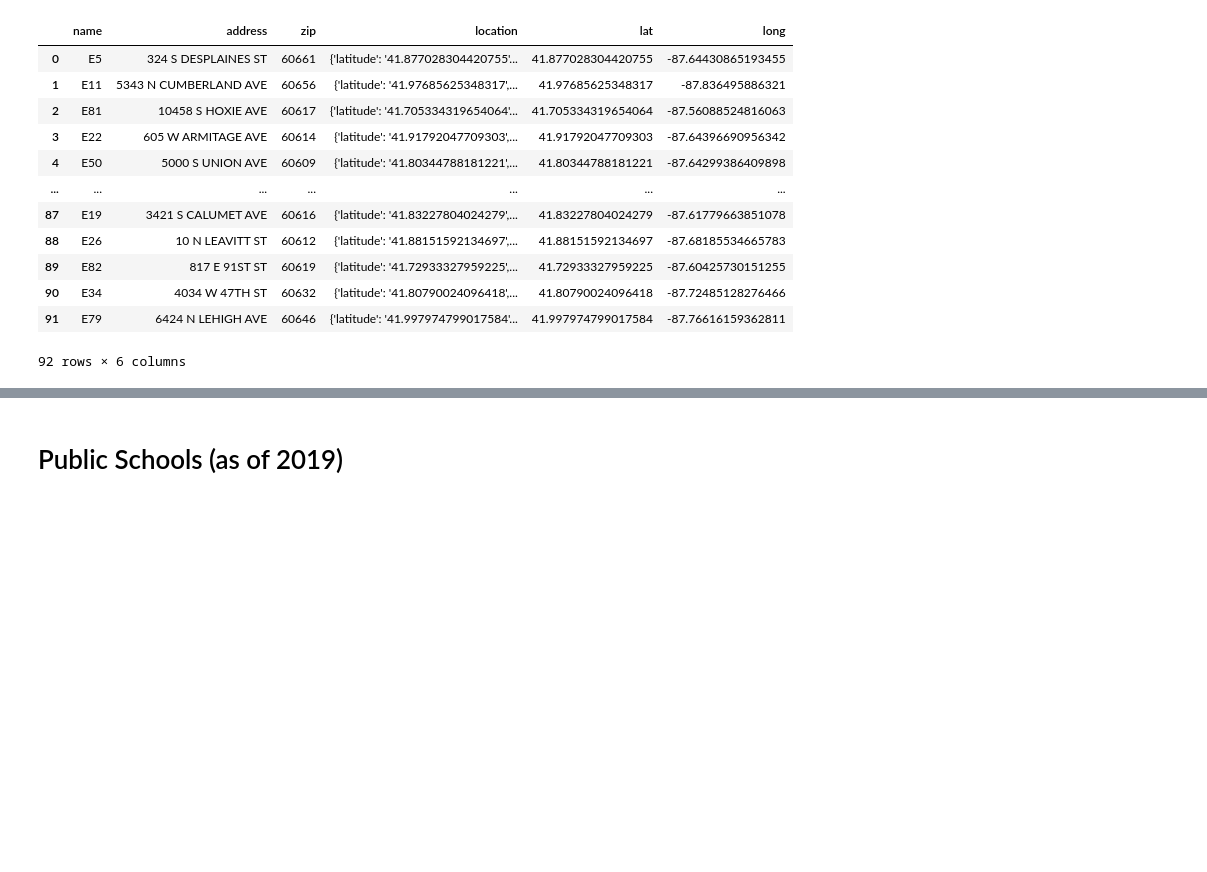
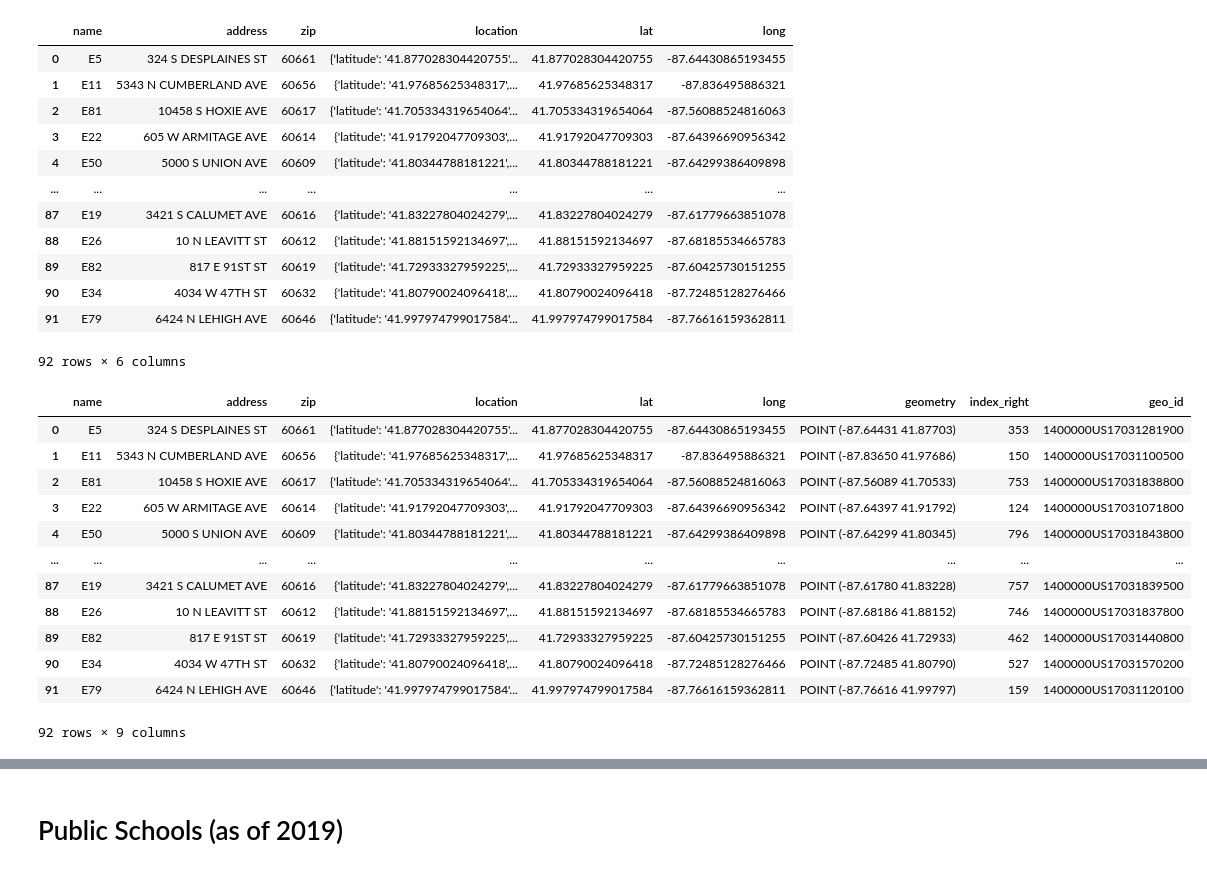
Before and after one commit to mihirbhaskar/chicago-complaints, a Jupyter notebook: additional predictors_Chicago open data.ipynb, the cells around one changed output, grey strips where cells are left out. Saved outputs shown, nothing was run; the diff lists cells and outputs as text; code cells hidden in the pictures; blank space fills up the shorter version.

```diff
--- a/additional predictors_Chicago open data.ipynb
+++ b/additional predictors_Chicago open data.ipynb
@@ -137,3 +213,26 @@ fire_stations_locations
 | 90 | E34 | 4034 W 47TH ST | 60632 | {'latitude': '41.80790024096418',... | 41.80790024096418 | -87.72485128276466 |
 | 91 | E79 | 6424 N LEHIGH AVE | 60646 | {'latitude': '41.997974799017584'... | 41.997974799017584 | -87.76616159362811 |
 92 rows × 6 columns
+# %%
+#Attach geo ids
+gdf_fs = gpd.GeoDataFrame(
+    fire_stations_locations, geometry=gpd.points_from_xy(fire_stations_locations.long, fire_stations_locations.lat),
+    crs = 'epsg:4326')
+
+fs_acs = gpd.sjoin(gdf_fs, gdf_acs[['geo_id','geometry']], how='left' )
+
+fs_acs
+# %% [output]
+|  | name | address | zip | location | lat | long | geometry | index_right | geo_id |
+| 0 | E5 | 324 S DESPLAINES ST | 60661 | {'latitude': '41.877028304420755'... | 41.877028304420755 | -87.64430865193455 | POINT (-87.64431 41.87703) | 353 | 1400000US17031281900 |
+| 1 | E11 | 5343 N CUMBERLAND AVE | 60656 | {'latitude': '41.97685625348317',... | 41.97685625348317 | -87.836495886321 | POINT (-87.83650 41.97686) | 150 | 1400000US17031100500 |
+| 2 | E81 | 10458 S HOXIE AVE | 60617 | {'latitude': '41.705334319654064'... | 41.705334319654064 | -87.56088524816063 | POINT (-87.56089 41.70533) | 753 | 1400000US17031838800 |
+| 3 | E22 | 605 W ARMITAGE AVE | 60614 | {'latitude': '41.91792047709303',... | 41.91792047709303 | -87.64396690956342 | POINT (-87.64397 41.91792) | 124 | 1400000US17031071800 |
+| 4 | E50 | 5000 S UNION AVE | 60609 | {'latitude': '41.80344788181221',... | 41.80344788181221 | -87.64299386409898 | POINT (-87.64299 41.80345) | 796 | 1400000US17031843800 |
+| ... | ... | ... | ... | ... | ... | ... | ... | ... | ... |
+| 87 | E19 | 3421 S CALUMET AVE | 60616 | {'latitude': '41.83227804024279',... | 41.83227804024279 | -87.61779663851078 | POINT (-87.61780 41.83228) | 757 | 1400000US17031839500 |
+| 88 | E26 | 10 N LEAVITT ST | 60612 | {'latitude': '41.88151592134697',... | 41.88151592134697 | -87.68185534665783 | POINT (-87.68186 41.88152) | 746 | 1400000US17031837800 |
+| 89 | E82 | 817 E 91ST ST | 60619 | {'latitude': '41.72933327959225',... | 41.72933327959225 | -87.60425730151255 | POINT (-87.60426 41.72933) | 462 | 1400000US17031440800 |
+| 90 | E34 | 4034 W 47TH ST | 60632 | {'latitude': '41.80790024096418',... | 41.80790024096418 | -87.72485128276466 | POINT (-87.72485 41.80790) | 527 | 1400000US17031570200 |
+| 91 | E79 | 6424 N LEHIGH AVE | 60646 | {'latitude': '41.997974799017584'... | 41.997974799017584 | -87.76616159362811 | POINT (-87.76616 41.99797) | 159 | 1400000US17031120100 |
+92 rows × 9 columns
```
Also changed, not shown: parts of 39 cells of this notebook, 1 other file.
